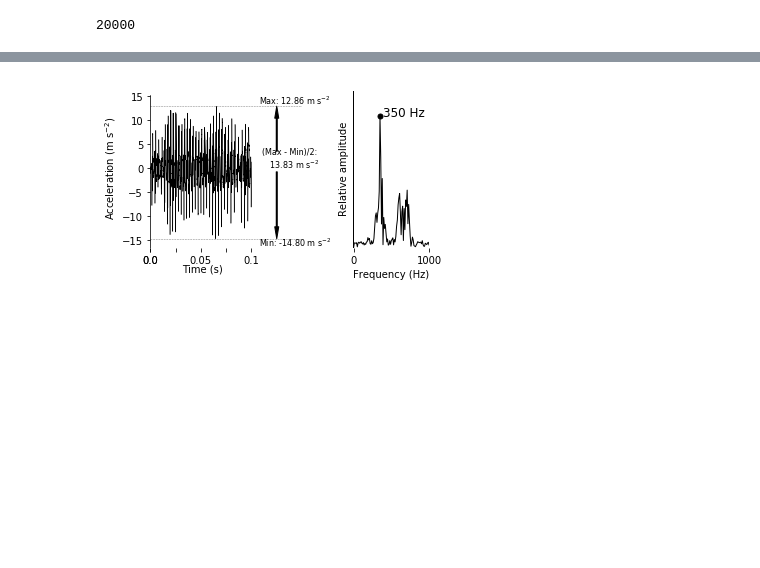
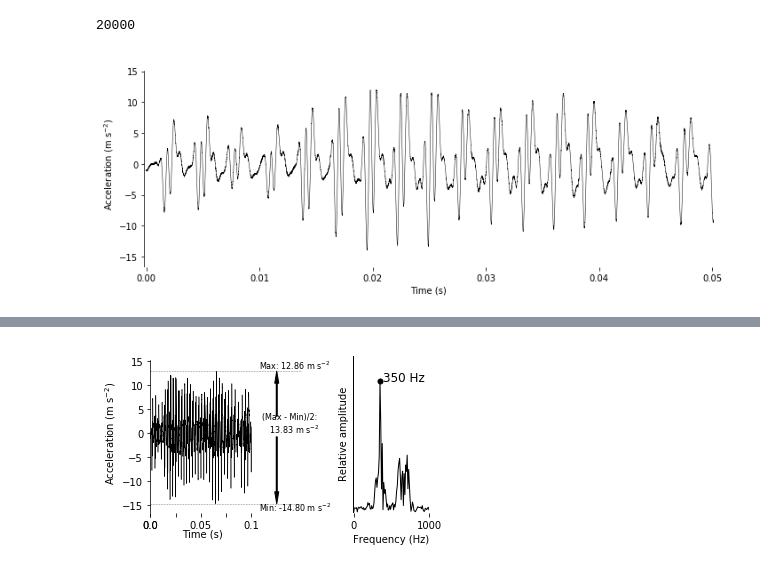
Before and after one commit to callinSwitzer/FlexibleForaging_Presentation, a Jupyter notebook: code/008_ExampleFigureSpectrum.ipynb, the cells around one changed output, grey strips where cells are left out. Cells and saved outputs as stored; diff of their text form; code cells hidden in the pictures; blank space fills up the shorter version.

Commit message:
added accel to posit conversion

```diff
--- a/code/008_ExampleFigureSpectrum.ipynb
+++ b/code/008_ExampleFigureSpectrum.ipynb
@@ -53,3 +53,37 @@ pwr = (abs(Y)[ind[::-1]])
 domPK = [x for (y,x) in sorted(zip(pwr,peakFrq), reverse = True)][0]
 
 beeFrqPwr = pwr[peakFrq == domPK]
+# %%
+# make wide plot of accel
+plt.figure(figsize=(10,4))
+gs = gridspec.GridSpec(1, 1)
+
+# create subplot 1
+ax1 = plt.subplot(gs[0])
+ax1.plot(np.array(range(len(exx)))/ float(log_rate), data,color = 'black', linewidth=0.5 )
+#ax1.set_ylabel("Acceleration (m s$^{-2})$")
+ax1.set_ylabel("Acceleration (m s$^{-2})$")
+ax1.set_xlabel("Time (s)")
+ax1.set_frame_on(False)
+ax1.set_xlim(-0.0002, 0.0501)
+ax1.set_ylim(-0.17*1000 / 10.19, 0.17*1000 / 10.19)
+
+
+ax1.plot([0,0.05], [ax1.get_ylim()[0], ax1.get_ylim()[0]], 'black', linewidth = 1)
+ax1.plot([ax1.get_xlim()[0],ax1.get_xlim()[0]], [ax1.get_ylim()[0], 0.152*1000 / 10.19], 'black', linewidth = 1.5)
+# ax1.axes.xaxis.set_ticklabels([0.000, 0.000,  "", 0.05])
+# ax1.axes.xaxis.set_ticks([0.000, 0.000,  0.025, 0.05])
+#ax1.xaxis.set_label_coords(0.342, -0.1)
+
+
+def get_axis_limits(ax, scale=.98):
+    return ax.get_xlim()[0] + np.diff(ax.get_xlim())*0.05, ax.get_ylim()[1]*scale
+
+
+saveFileName = os.path.join(os.path.dirname(os.getcwd()), "figures", "exampleSpectrum_big_accOnly.png")
+plt.tight_layout()
+plt.savefig(saveFileName, width = 5, height = 1.1, dpi = 500)
+
+plt.show()
+# %% [output]
+[figure, added]
```
Also changed, not shown: parts of 4 cells of this notebook, 3 other files.
